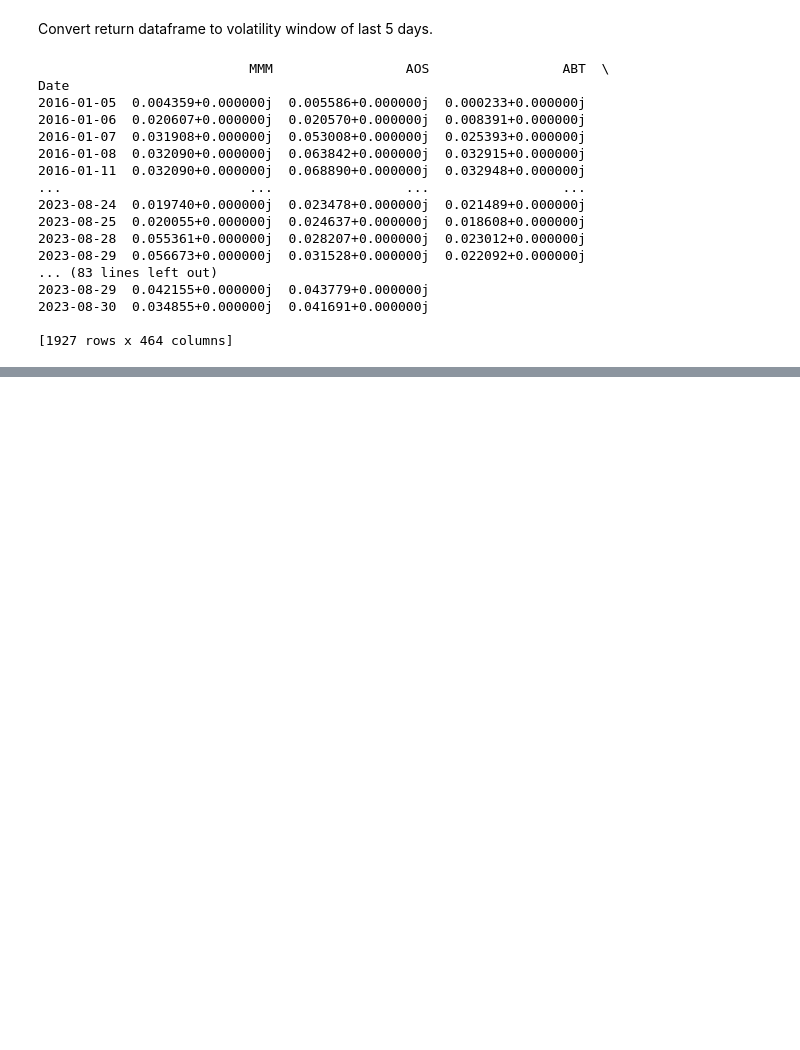
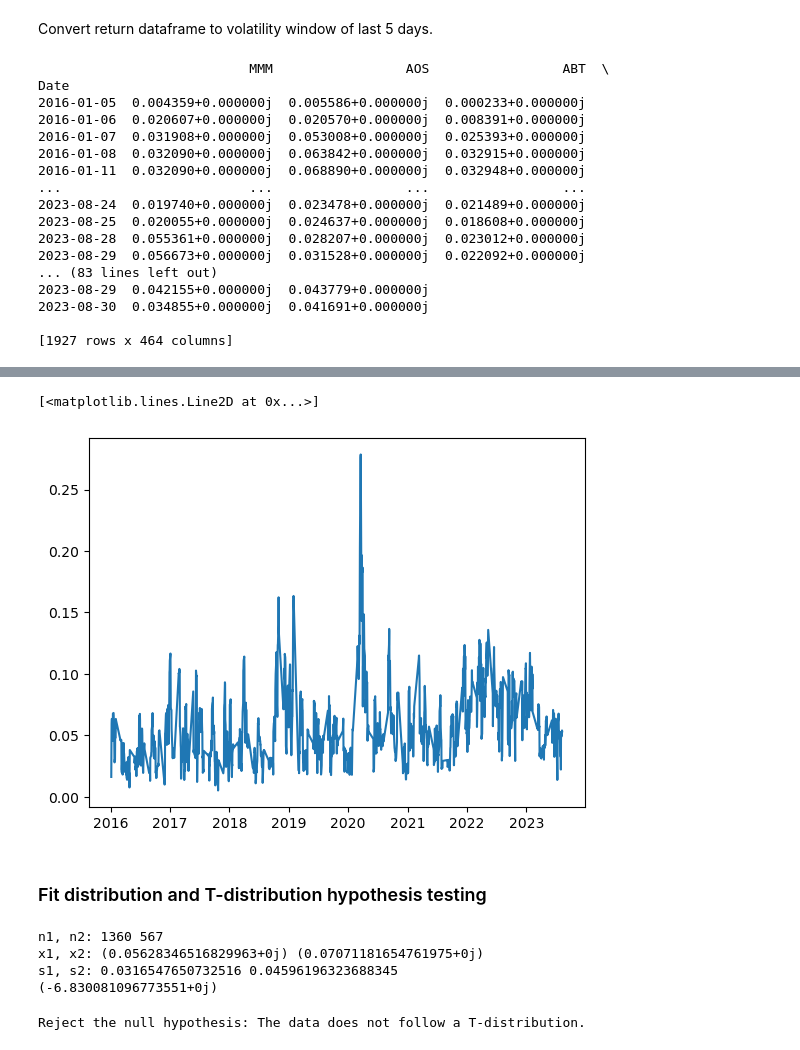
Before and after one commit to SonanZhang/Event-driven-statistical-arbitrage, a Jupyter notebook: earning_hypothesis_testing.ipynb, the cells around one changed output, grey strips where cells are left out. Cells and saved outputs as stored; diff of their text form; code cells hidden in the pictures; blank space fills up the shorter version.

Commit message:
finish hypothesis testing

```diff
--- a/earning_hypothesis_testing.ipynb
+++ b/earning_hypothesis_testing.ipynb
@@ -179,0 +173,7 @@ After:  -5 2023-08-30 00:00:00 (0.05228904701352605+0j)
+# %%
+plt.plot(normal_vols)
+# %% [output]
+[<matplotlib.lines.Line2D at 0x...>]
+[figure, added]
+# %% [markdown]
+### Fit distribution and T-distribution hypothesis testing
@@ -179,0 +184,20 @@ After:  -5 2023-08-30 00:00:00 (0.05228904701352605+0j)
+# %%
+n1 = len(normal_vols)
+n2 = len(earning_vols)
+print('n1, n2:', n1, n2)
+
+u1 = normal_vols.mean()
+u2 = earning_vols.mean()
+print('x1, x2:', u1, u2)
+
+s1 = normal_vols.std()
+s2 = earning_vols.std()
+print('s1, s2:', s1, s2)
+
+T = (u1 - u2) / math.sqrt(s1**2 / n1+ s2**2 / n2)
+print(T)
+# %% [output]
+n1, n2: 1360 567
+x1, x2: (0.05628346516829963+0j) (0.07071181654761975+0j)
+s1, s2: 0.0316547650732516 0.04596196323688345
+(-6.830081096773551+0j)
@@ -179,0 +206,10 @@ After:  -5 2023-08-30 00:00:00 (0.05228904701352605+0j)
+# %%
+
+alpha = 0.05  # Significance level
+t_statistic, p_value = stats.ttest_ind(normal_vols, earning_vols)
+if p_value < alpha:
+    print("Reject the null hypothesis: The data does not follow a T-distribution.")
+else:
+    print("Fail to reject the null hypothesis: The data follows a T-distribution.")
+# %% [output]
+Reject the null hypothesis: The data does not follow a T-distribution.
```
Also changed, not shown: parts of 8 cells of this notebook.
